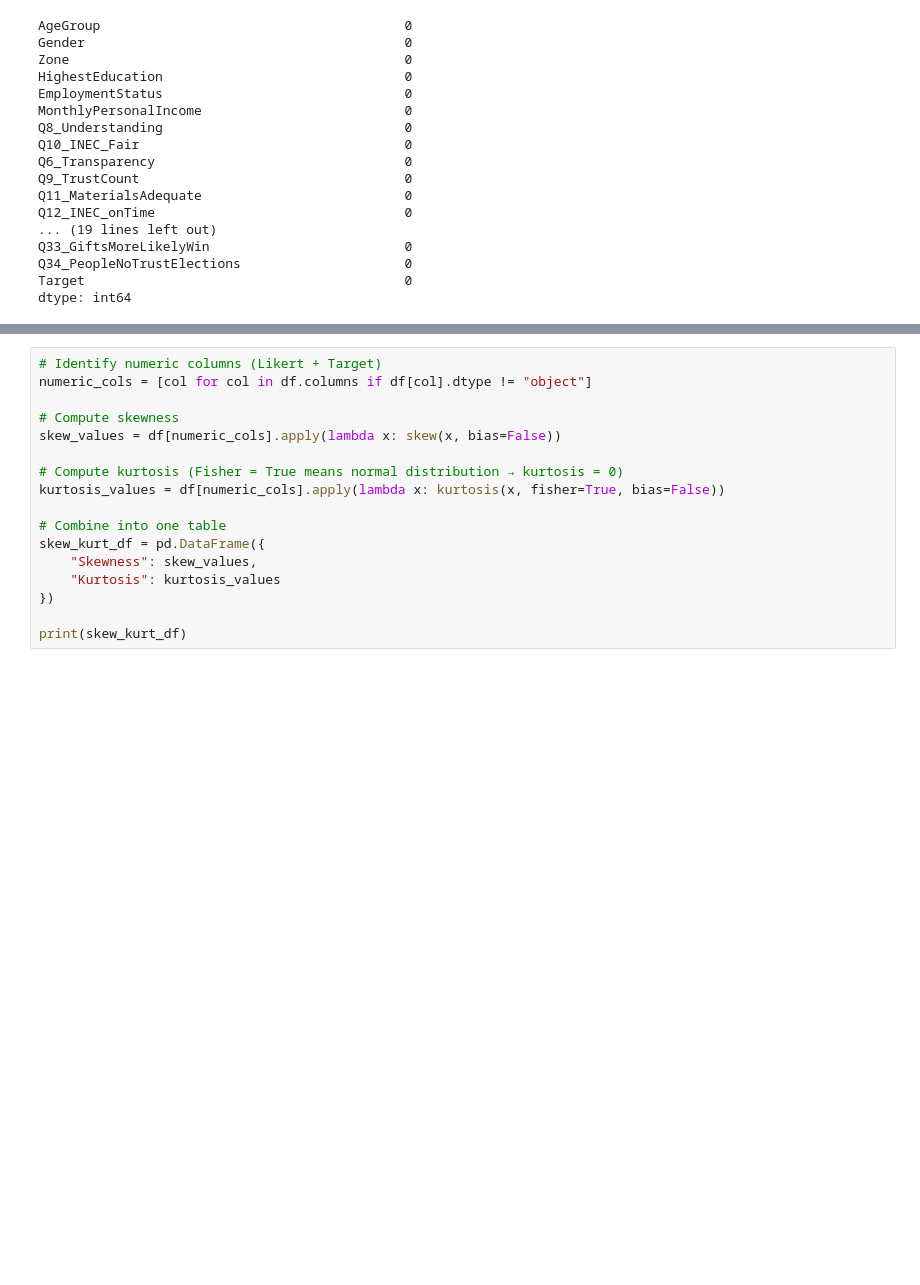
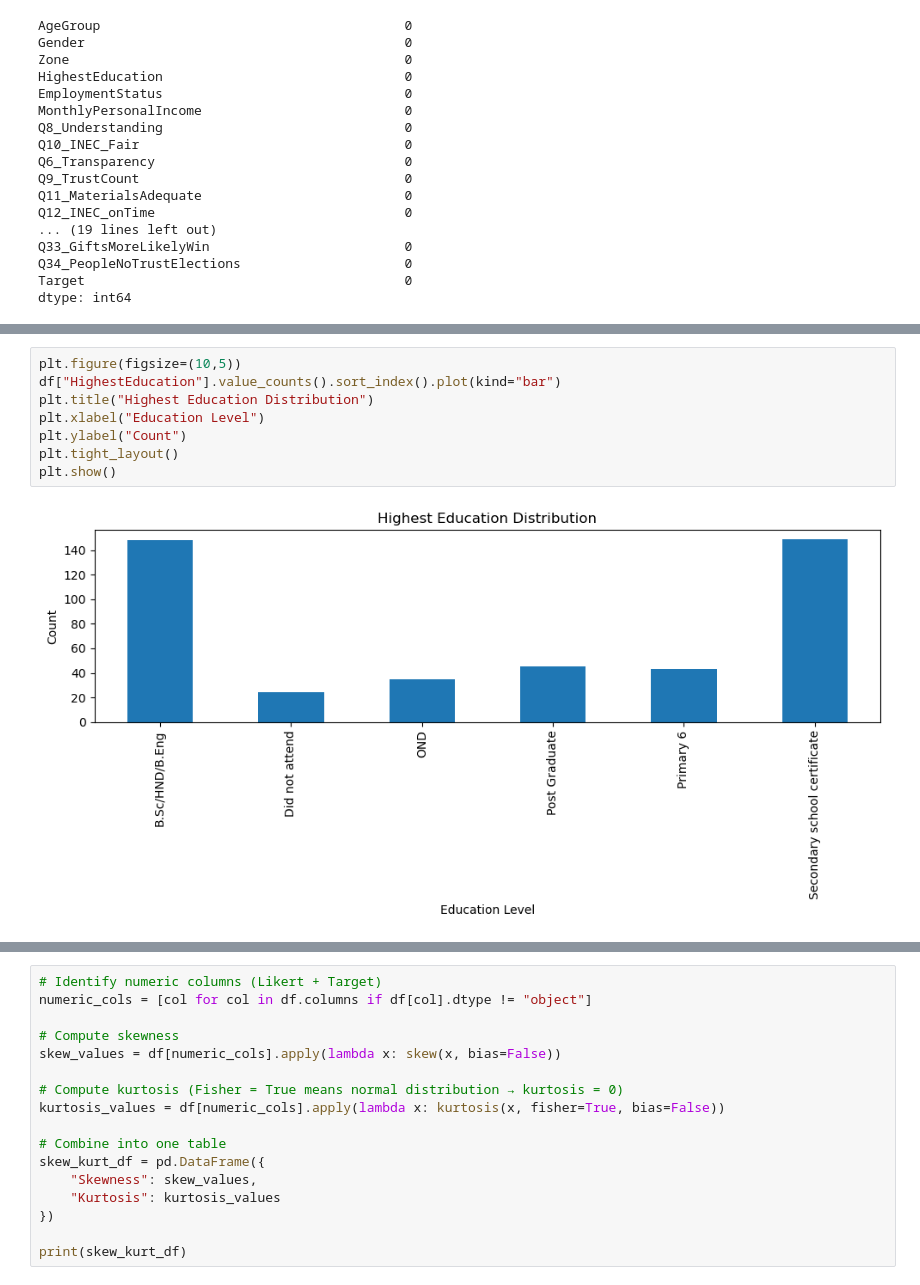
Before and after one commit to monkeyband114/Blockchaindataanalysis, a Jupyter notebook: EDA on system.ipynb, the cells around one changed output, grey strips where cells are left out. Cells and saved outputs as stored; diff of their text form; blank space fills up the shorter version.

```diff
--- a/EDA on system.ipynb
+++ b/EDA on system.ipynb
@@ -80,0 +94,10 @@ dtype: int64
+# %%
+plt.figure(figsize=(10,5))
+df["HighestEducation"].value_counts().sort_index().plot(kind="bar")
+plt.title("Highest Education Distribution")
+plt.xlabel("Education Level")
+plt.ylabel("Count")
+plt.tight_layout()
+plt.show()
+# %% [output]
+[figure, added]
```
Also changed, not shown: parts of 21 cells of this notebook, 2 other files.
